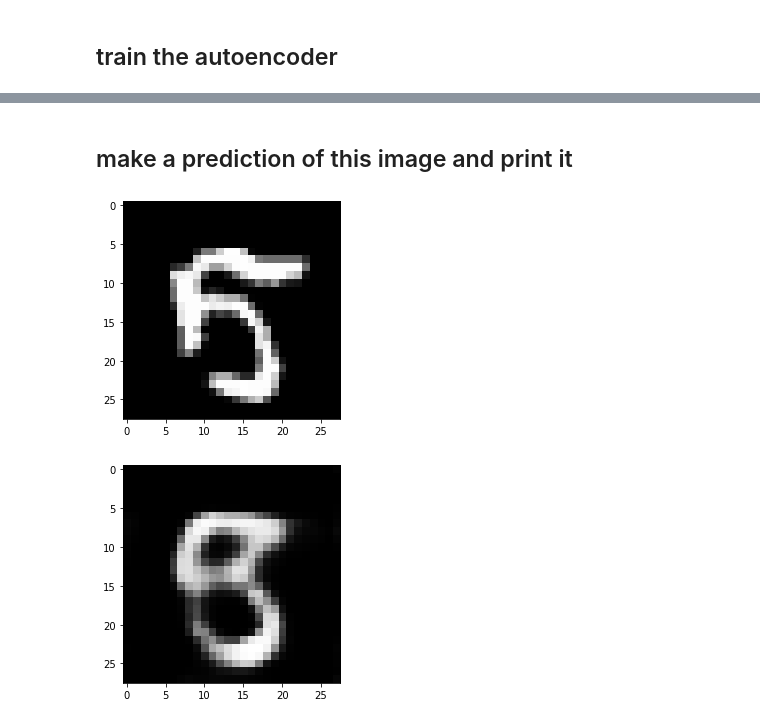
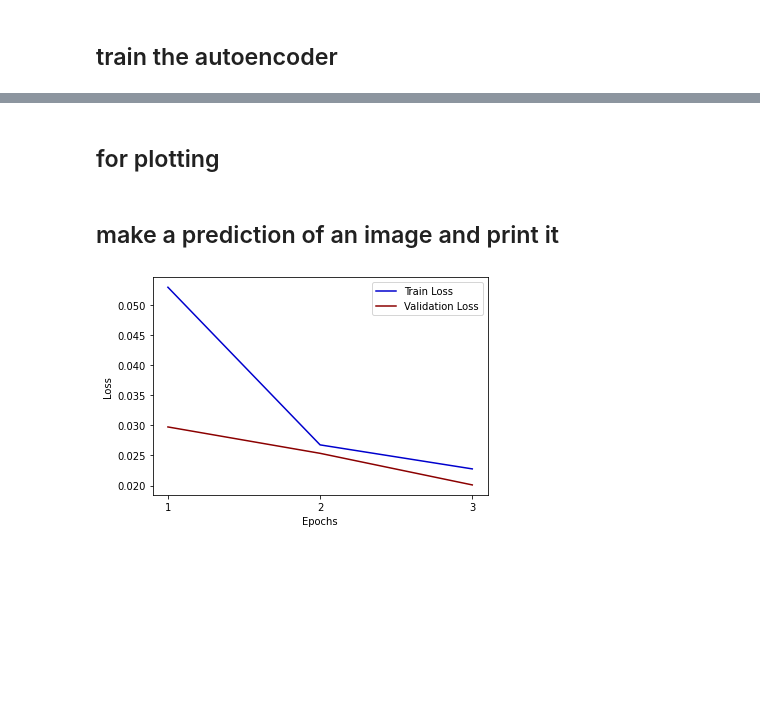
Before and after one commit to DemetrisKonst/Autoencoder_for_MNIST, a Jupyter notebook: Notebook/Project2_Project.ipynb, the cells around one changed output, grey strips where cells are left out. Saved outputs shown, nothing was run; the diff lists cells and outputs as text; code cells hidden in the pictures; blank space fills up the shorter version.

Commit message:
autoencoder completed, README pending

```diff
--- a/Notebook/Project2_Project.ipynb
+++ b/Notebook/Project2_Project.ipynb
@@ -28,7 +28,7 @@ Found GPU at: /device:GPU:0
 conv_layers = 3
 kernel_sizes = [(7, 7), (5, 5), (3, 3)]
 filters = [8, 16, 32]
-epochs = 10
+epochs = 3
 batch_size = 32
 third_maxpool = True
 # %% [markdown]
@@ -331,5 +310,5 @@ reduce_lr = ReduceLROnPlateau(monitor="val_loss", factor=1.0/2, patience=4, min_
 # compile and train the autoencoder
 autoencoder.compile(optimizer=optimizers.Adam(1e-3), loss="mse", metrics=["mse"])
 history = autoencoder.fit(X_train, X_train, batch_size=batch_size, epochs=epochs,
-                          shuffle=True, validation_data=(X_val, X_val))
+                          shuffle=True, validation_data=(X_val, X_val), callbacks=[reduce_lr])
 # %% [output]
@@ -355,0 +321,2 @@ Epoch 10/10
+# %% [markdown]
+## for plotting
@@ -356,10 +378,6 @@ Epoch 10/10
 # %% [markdown]
-## make a prediction of this image and print it
+## make a prediction of an image and print it
-# %%
-# print(X_test[69].shape)
-pred = autoencoder.predict(X_test)
-plot_image(X_test[2001, :, :, 0])
-plot_image(pred[2001, :, :, 0])
-# %% [output]
-[figure, removed]
-[figure, removed]
+# %%
+show_experiment_graph(history)
+# %% [output]
+[figure, added]
```
Also changed, not shown: parts of 3 cells of this notebook, 5 other files.
